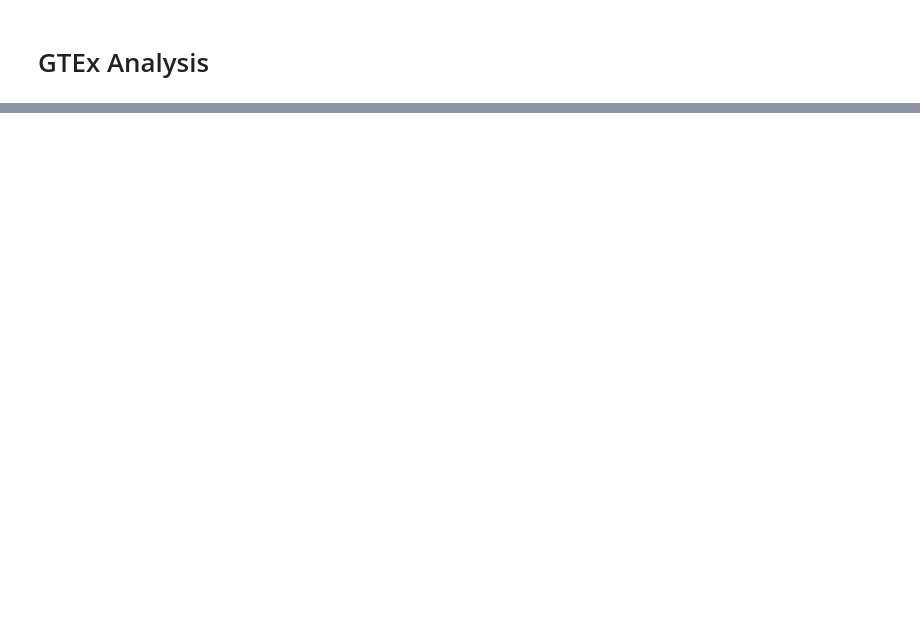
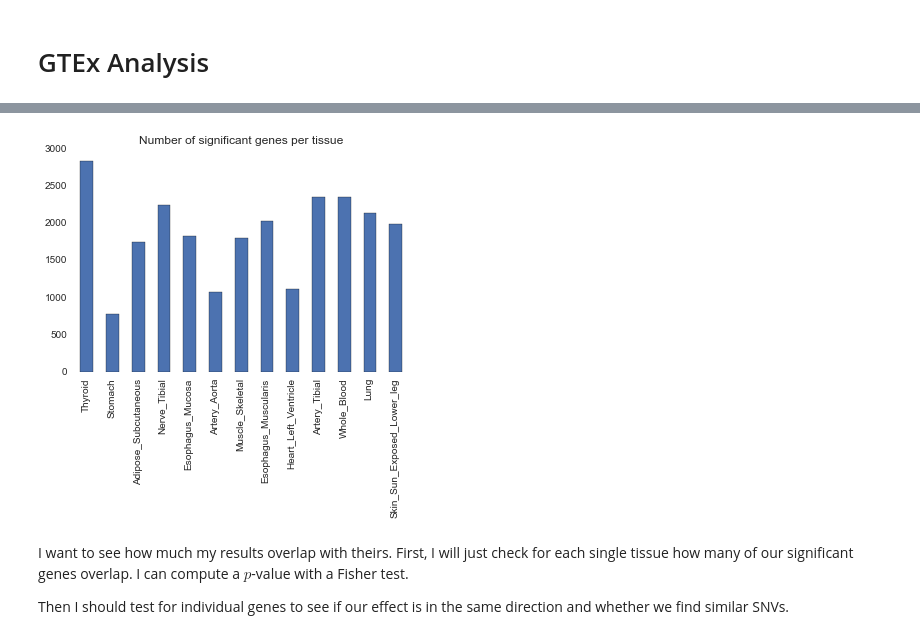
Before and after one commit to frazer-lab/cardips-ipsc-eqtl, a Jupyter notebook: notebooks/GTEx Analysis.ipynb, the cells around one changed output, grey strips where cells are left out. Cells and saved outputs as stored; diff of their text form; code cells hidden in the pictures; blank space fills up the shorter version.

```diff
--- a/notebooks/GTEx Analysis.ipynb
+++ b/notebooks/GTEx Analysis.ipynb
@@ -82,0 +59,14 @@ Index([u'ENSG00000103723.8', u'ENSG00000166896.3', u'ENSG00000110074.6',
+# %%
+se = pd.Series([len(set(df.Gen_ID)) for df in gtex_results.values()],
+               index=gtex_results.keys())
+ax = se.plot(kind='bar')
+ax.set_title('Number of significant genes per tissue');
+# %% [output]
+[figure, added]
+# %% [markdown]
+I want to see how much my results overlap with theirs. First, I will
+just check for each single tissue how many of our significant genes
+overlap. I can compute a $p$-value with a Fisher test.
+
+Then I should test for individual genes to see if our effect is in the
+same direction and whether we find similar SNVs.
```
Also changed, not shown: parts of 19 cells of this notebook, 9 other files.
